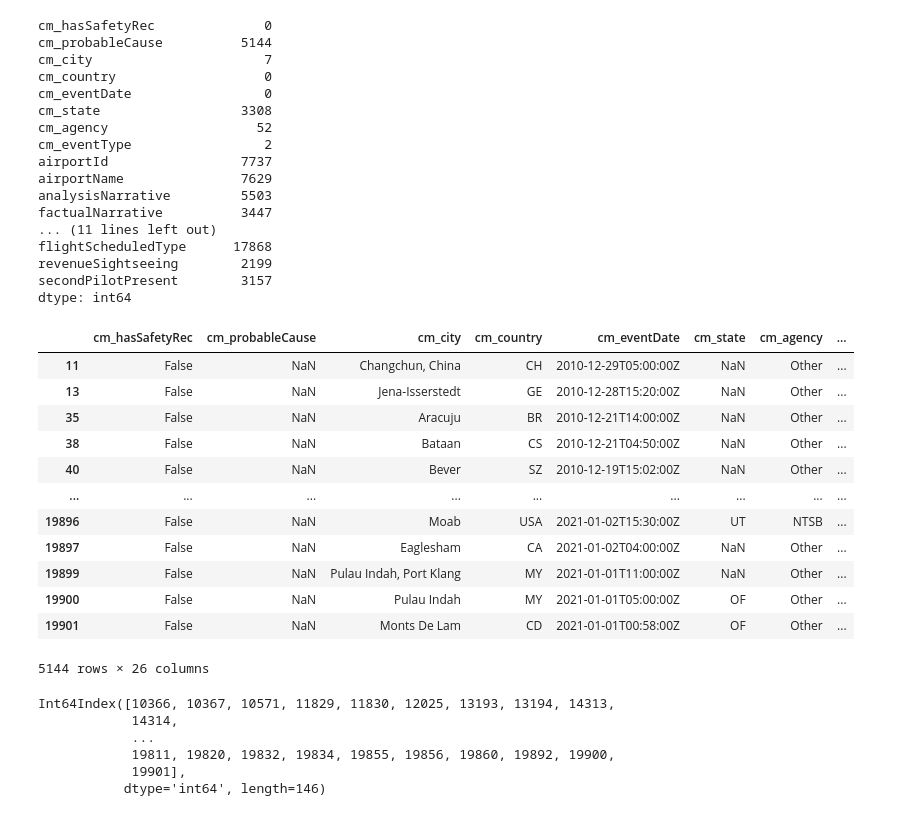
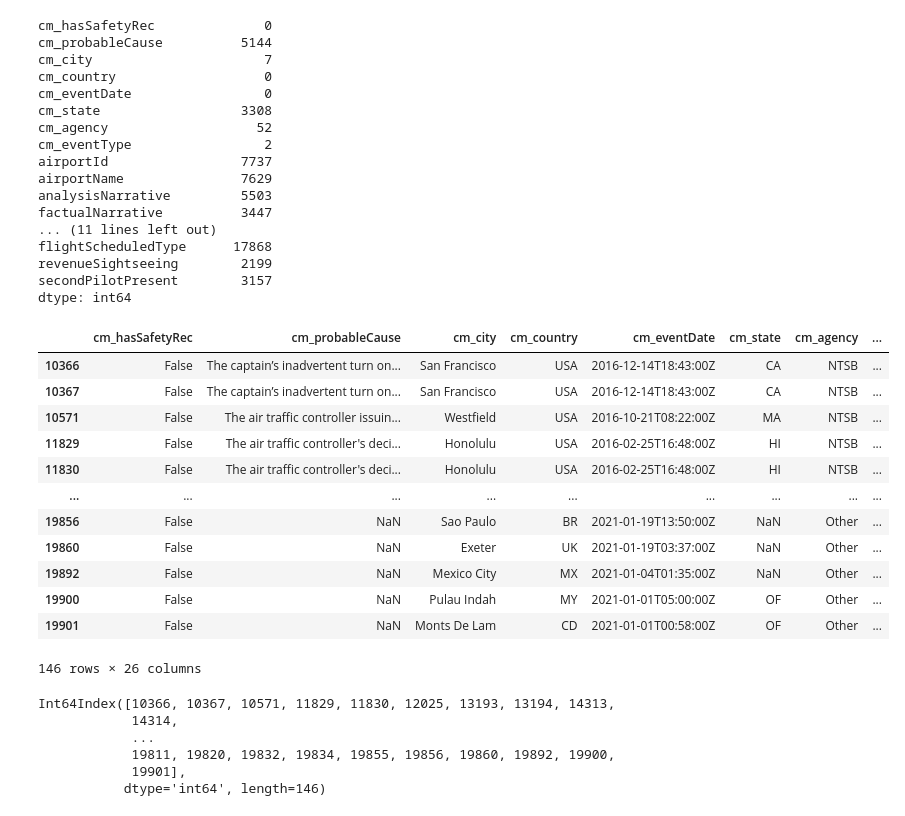
Before and after one commit to ajoneal/aviation-incident-project, a Jupyter notebook: Cleaning.ipynb, the cells around one changed output. Saved outputs shown, nothing was run; the diff lists cells and outputs as text; code cells hidden in the pictures.

```diff
--- a/Cleaning.ipynb
+++ b/Cleaning.ipynb
@@ -100,22 +58,23 @@ flightScheduledType      17868
 revenueSightseeing        2199
 secondPilotPresent        3157
 dtype: int64
-# %%
-df[df['cm_probableCause'].isnull()]
-# %% [output]
-|  | cm_hasSafetyRec | cm_probableCause | cm_city | cm_country | cm_eventDate | cm_state | cm_agency | ... |
-| 11 | False | NaN | Changchun, China | CH | 2010-12-29T05:00:00Z | NaN | Other | ... |
-| 13 | False | NaN | Jena-Isserstedt | GE | 2010-12-28T15:20:00Z | NaN | Other | ... |
-| 35 | False | NaN | Aracuju | BR | 2010-12-21T14:00:00Z | NaN | Other | ... |
-| 38 | False | NaN | Bataan | CS | 2010-12-21T04:50:00Z | NaN | Other | ... |
-| 40 | False | NaN | Bever | SZ | 2010-12-19T15:02:00Z | NaN | Other | ... |
-| ... | ... | ... | ... | ... | ... | ... | ... | ... |
-| 19896 | False | NaN | Moab | USA | 2021-01-02T15:30:00Z | UT | NTSB | ... |
-| 19897 | False | NaN | Eaglesham | CA | 2021-01-02T04:00:00Z | NaN | Other | ... |
-| 19899 | False | NaN | Pulau Indah, Port Klang | MY | 2021-01-01T11:00:00Z | NaN | Other | ... |
-| 19900 | False | NaN | Pulau Indah | MY | 2021-01-01T05:00:00Z | OF | Other | ... |
-| 19901 | False | NaN | Monts De Lam | CD | 2021-01-01T00:58:00Z | OF | Other | ... |
-5144 rows × 26 columns
+# %%
+df[(df['cm_fatalInjuryCount'].isnull()) & (df['cm_minorInjuryCount'].isnull()) & (df['cm_seriousInjuryCount'].isnull())]
+# all 3 columns have the same 146 null rows.  will delete rows in next cells
+# %% [output]
+|  | cm_hasSafetyRec | cm_probableCause | cm_city | cm_country | cm_eventDate | cm_state | cm_agency | ... |
+| 10366 | False | The captain’s inadvertent turn on... | San Francisco | USA | 2016-12-14T18:43:00Z | CA | NTSB | ... |
+| 10367 | False | The captain’s inadvertent turn on... | San Francisco | USA | 2016-12-14T18:43:00Z | CA | NTSB | ... |
+| 10571 | False | The air traffic controller issuin... | Westfield | USA | 2016-10-21T08:22:00Z | MA | NTSB | ... |
+| 11829 | False | The air traffic controller's deci... | Honolulu | USA | 2016-02-25T16:48:00Z | HI | NTSB | ... |
+| 11830 | False | The air traffic controller's deci... | Honolulu | USA | 2016-02-25T16:48:00Z | HI | NTSB | ... |
+| ... | ... | ... | ... | ... | ... | ... | ... | ... |
+| 19856 | False | NaN | Sao Paulo | BR | 2021-01-19T13:50:00Z | NaN | Other | ... |
+| 19860 | False | NaN | Exeter | UK | 2021-01-19T03:37:00Z | NaN | Other | ... |
+| 19892 | False | NaN | Mexico City | MX | 2021-01-04T01:35:00Z | NaN | Other | ... |
+| 19900 | False | NaN | Pulau Indah | MY | 2021-01-01T05:00:00Z | OF | Other | ... |
+| 19901 | False | NaN | Monts De Lam | CD | 2021-01-01T00:58:00Z | OF | Other | ... |
+146 rows × 26 columns
 # %%
 df[df['cm_fatalInjuryCount'].isnull()].index
 # %% [output]
```
Also changed, not shown: parts of 49 cells of this notebook.
